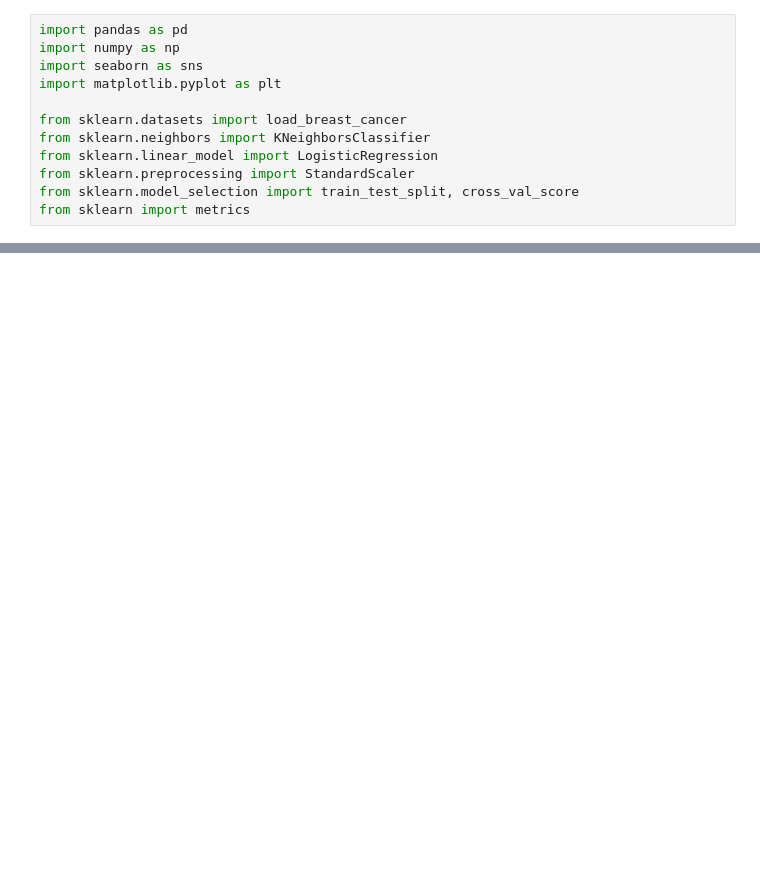
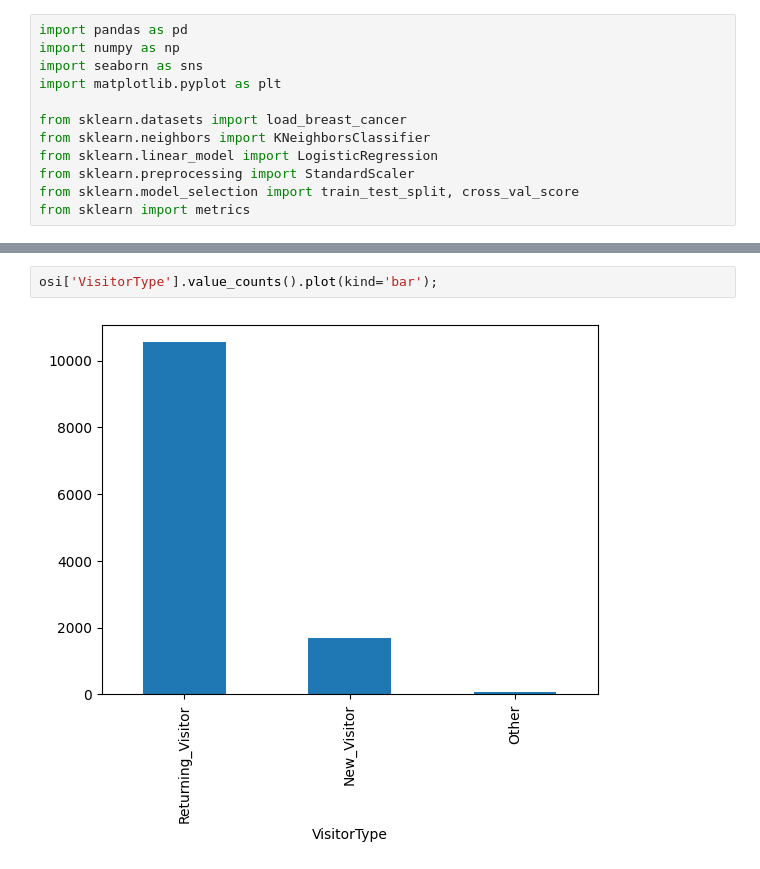
Before and after one commit to milatovicdanka90-maker/dsb_capstone, a Jupyter notebook: 01_EDA.ipynb, the cells around one changed output, grey strips where cells are left out. Cells and saved outputs as stored; diff of their text form; blank space fills up the shorter version.

```diff
--- a/01_EDA.ipynb
+++ b/01_EDA.ipynb
@@ -220,0 +164,4 @@ sns.pairplot(mech_df, x_vars=num_cols, y_vars=target_col, height=5, aspect=1, ki
+# %%
+osi['VisitorType'].value_counts().plot(kind='bar');
+# %% [output]
+[figure, added]
```
Also changed, not shown: parts of 33 cells of this notebook.
